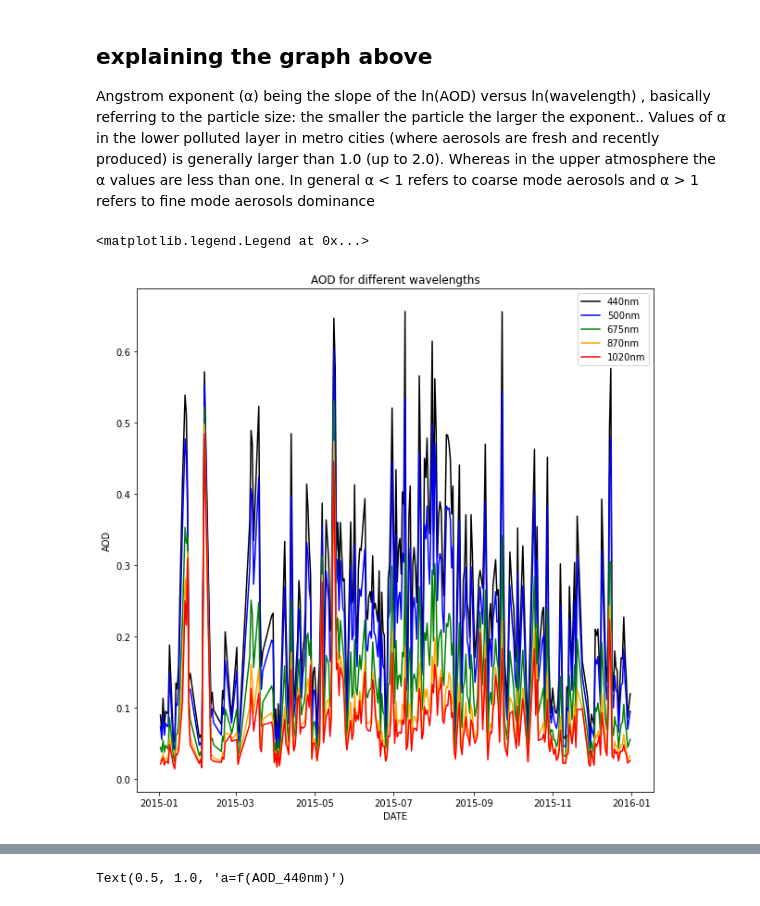
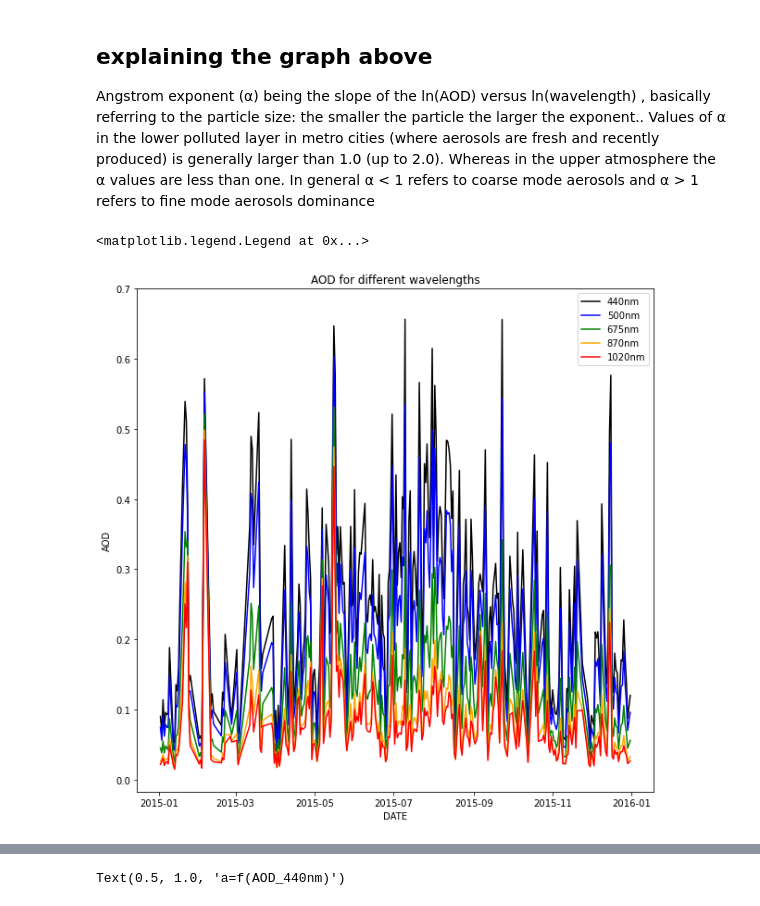
Before and after one commit to nadezsha/atmospheric-physics, a Jupyter notebook: AOD.ipynb, the cells around one changed output, grey strips where cells are left out. Drawn from its saved outputs; the diff is of its cells as text; code cells hidden in the pictures.

```diff
--- a/AOD.ipynb
+++ b/AOD.ipynb
@@ -118,18 +120,19 @@ and α > 1 refers to fine mode aerosols  dominance
 # %%
 #aod for all wavelengths
 plt.figure(figsize=(10,10))
 plt.plot(data["datetime"],data["AOD_440nm"],color="black", label="440nm")
 plt.plot(data["datetime"],data["AOD_500nm"],color="blue",label="500nm")
 plt.plot(data["datetime"],data["AOD_675nm"],color="green",label="675nm")
 plt.plot(data["datetime"],data["AOD_870nm"],color="orange",label="870nm")
 plt.plot(data["datetime"],data["AOD_1020nm"],color="red",label="1020nm")
 plt.xlabel("DATE")
 plt.ylabel("AOD")
+plt.ylim(top=0.7)
 plt.title("AOD for different wavelengths")
 plt.legend()
 # %% [output]
 <matplotlib.legend.Legend at 0x...>
-[figure, old version]
+[figure, new version]
 # %%
 #aod for all wavelengths and angstrom exponent
 plt.figure(figsize=(10,10))
```
Also changed, not shown: parts of 8 cells of this notebook.
